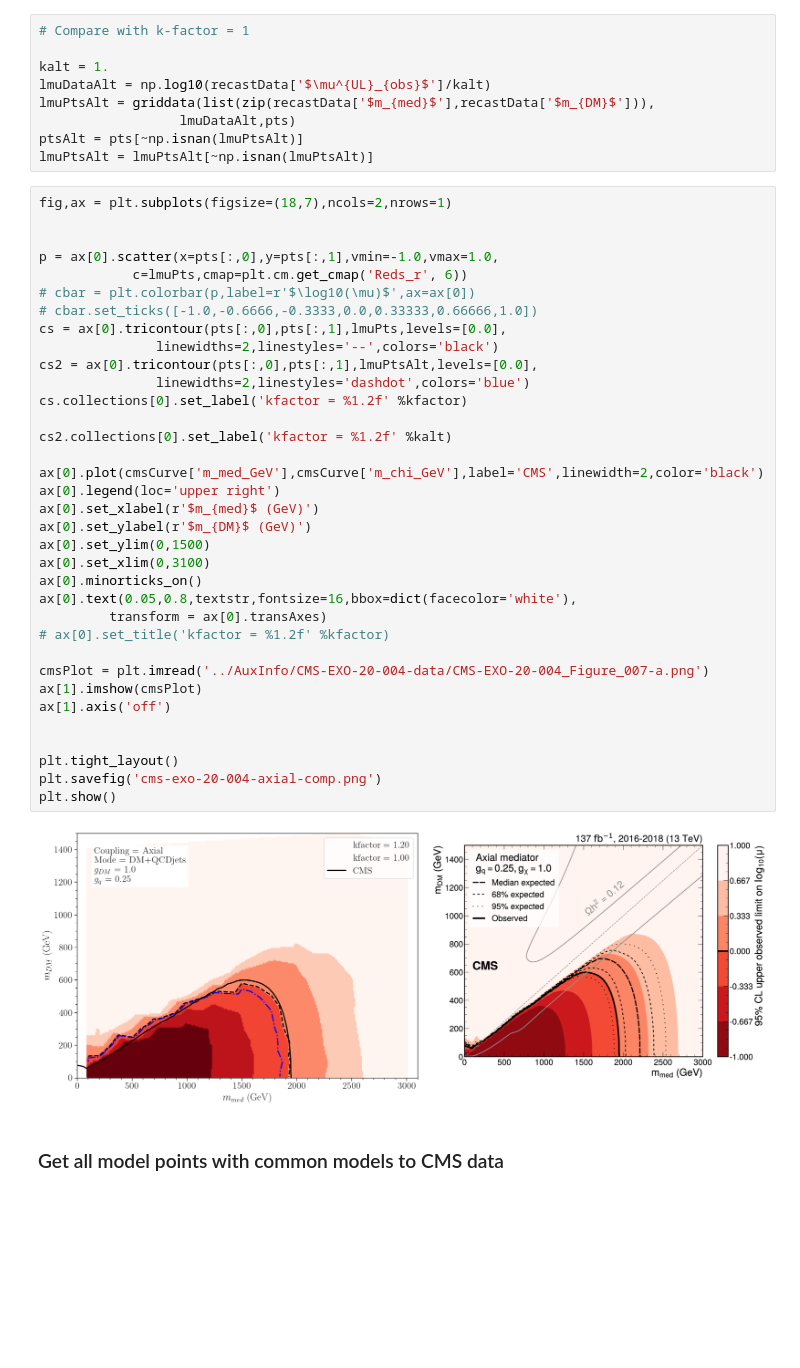
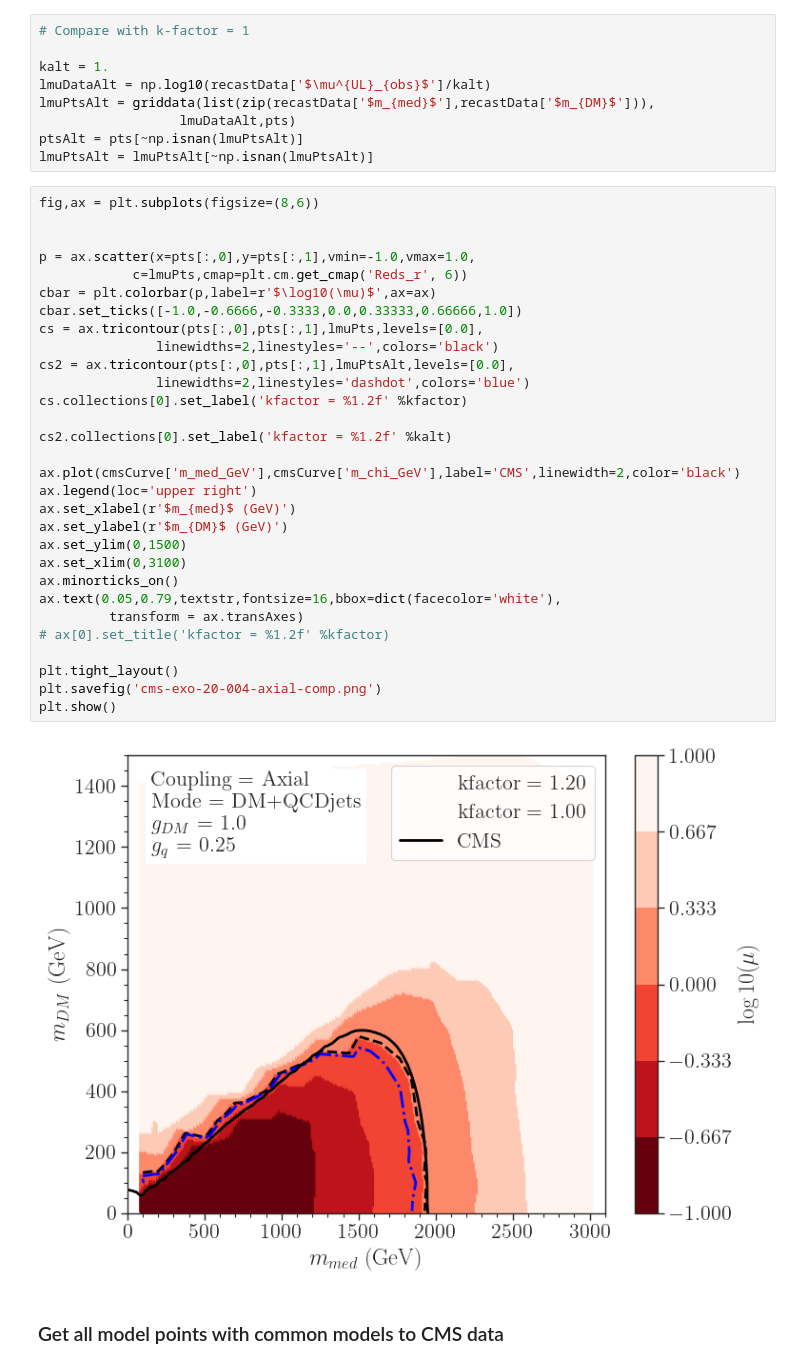
Before and after one commit to andlessa/MonoXSMS, a Jupyter notebook: notebooks/plotValidation-Axial.ipynb, the cells around one changed output. Saved outputs shown, nothing was run; the diff lists cells and outputs as text; blank space fills up the shorter version.

```diff
--- a/notebooks/plotValidation-Axial.ipynb
+++ b/notebooks/plotValidation-Axial.ipynb
@@ -143,42 +164,37 @@ lmuPtsAlt = griddata(list(zip(recastData['$m_{med}$'],recastData['$m_{DM}$'])),
 ptsAlt = pts[~np.isnan(lmuPtsAlt)]
 lmuPtsAlt = lmuPtsAlt[~np.isnan(lmuPtsAlt)]
 # %%
-fig,ax = plt.subplots(figsize=(18,7),ncols=2,nrows=1)
+fig,ax = plt.subplots(figsize=(8,6))
 
 
-p = ax[0].scatter(x=pts[:,0],y=pts[:,1],vmin=-1.0,vmax=1.0,
+p = ax.scatter(x=pts[:,0],y=pts[:,1],vmin=-1.0,vmax=1.0,
             c=lmuPts,cmap=plt.cm.get_cmap('Reds_r', 6))
-# cbar = plt.colorbar(p,label=r'$\log10(\mu)$',ax=ax[0])
-# cbar.set_ticks([-1.0,-0.6666,-0.3333,0.0,0.33333,0.66666,1.0])
-cs = ax[0].tricontour(pts[:,0],pts[:,1],lmuPts,levels=[0.0],
+cbar = plt.colorbar(p,label=r'$\log10(\mu)$',ax=ax)
+cbar.set_ticks([-1.0,-0.6666,-0.3333,0.0,0.33333,0.66666,1.0])
+cs = ax.tricontour(pts[:,0],pts[:,1],lmuPts,levels=[0.0],
                linewidths=2,linestyles='--',colors='black')
-cs2 = ax[0].tricontour(pts[:,0],pts[:,1],lmuPtsAlt,levels=[0.0],
+cs2 = ax.tricontour(pts[:,0],pts[:,1],lmuPtsAlt,levels=[0.0],
                linewidths=2,linestyles='dashdot',colors='blue')
 cs.collections[0].set_label('kfactor = %1.2f' %kfactor)
 
 cs2.collections[0].set_label('kfactor = %1.2f' %kalt)
 
-ax[0].plot(cmsCurve['m_med_GeV'],cmsCurve['m_chi_GeV'],label='CMS',linewidth=2,color='black')
-ax[0].legend(loc='upper right')
-ax[0].set_xlabel(r'$m_{med}$ (GeV)')
-ax[0].set_ylabel(r'$m_{DM}$ (GeV)')
-ax[0].set_ylim(0,1500)
-ax[0].set_xlim(0,3100)
-ax[0].minorticks_on()
-ax[0].text(0.05,0.8,textstr,fontsize=16,bbox=dict(facecolor='white'),
-         transform = ax[0].transAxes)
+ax.plot(cmsCurve['m_med_GeV'],cmsCurve['m_chi_GeV'],label='CMS',linewidth=2,color='black')
+ax.legend(loc='upper right')
+ax.set_xlabel(r'$m_{med}$ (GeV)')
+ax.set_ylabel(r'$m_{DM}$ (GeV)')
+ax.set_ylim(0,1500)
+ax.set_xlim(0,3100)
+ax.minorticks_on()
+ax.text(0.05,0.79,textstr,fontsize=16,bbox=dict(facecolor='white'),
+         transform = ax.transAxes)
 # ax[0].set_title('kfactor = %1.2f' %kfactor)
-
-cmsPlot = plt.imread('../AuxInfo/CMS-EXO-20-004-data/CMS-EXO-20-004_Figure_007-a.png')
-ax[1].imshow(cmsPlot)
-ax[1].axis('off')
-
 
 plt.tight_layout()
 plt.savefig('cms-exo-20-004-axial-comp.png')
 plt.show()
 # %% [output]
-[figure, old version]
+[figure, new version]
 # %% [markdown]
 ### Get all model points with common models to CMS data
 # %%
```
Also changed, not shown: parts of 1 cell of this notebook, 4 other files.
